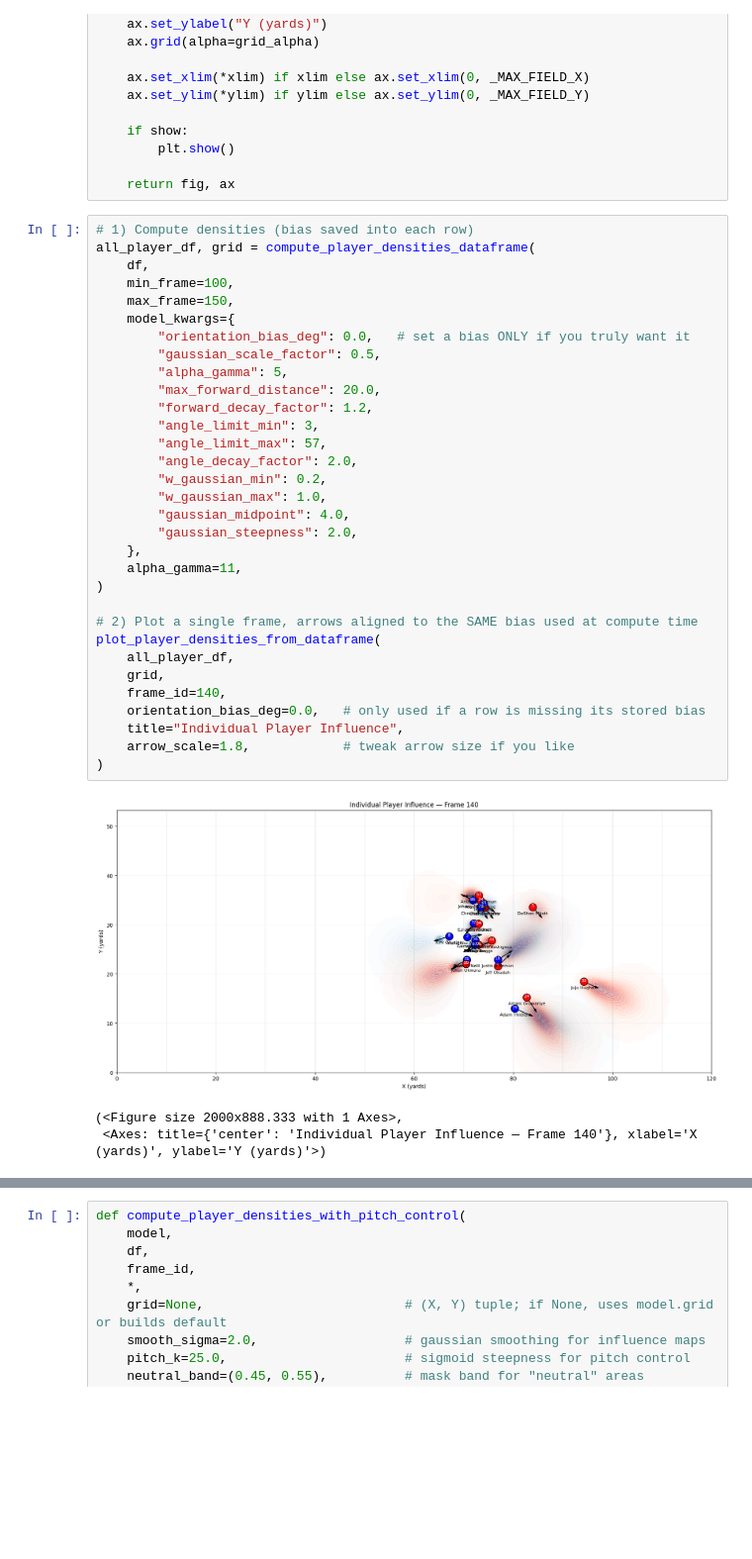
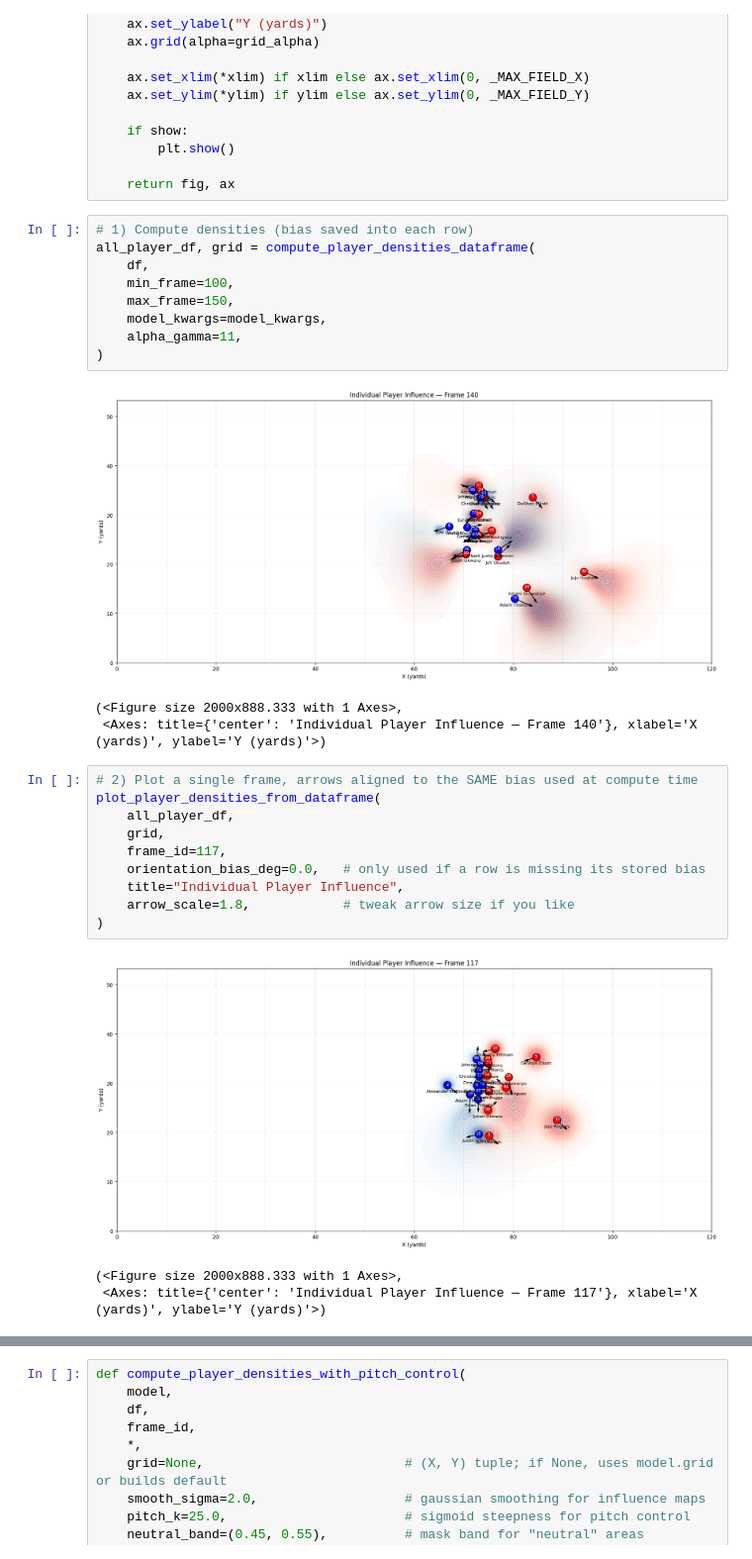
Before and after one commit to cincysam6/Field_Control_Model, a Jupyter notebook: Field_Control_Functions.ipynb, the cells around one changed output, grey strips where cells are left out. Shown at 99% size. Cells and saved outputs as stored; diff of their text form; blank space fills up the shorter version.

```diff
--- a/Field_Control_Functions.ipynb
+++ b/Field_Control_Functions.ipynb
@@ -1426,42 +1460,33 @@ def plot_player_densities_from_dataframe(
         plt.show()
 
     return fig, ax
+# %%
+# 1) Compute densities (bias saved into each row)
+all_player_df, grid = compute_player_densities_dataframe(
+    df,
+    min_frame=100,
+    max_frame=150,
+    model_kwargs=model_kwargs,
+    alpha_gamma=11,
+)
+# %% [output]
+[figure, added]
+(<Figure size 2000x888.333 with 1 Axes>,
+ <Axes: title={'center': 'Individual Player Influence — Frame 140'}, xlabel='X (yards)', ylabel='Y (yards)'>)
 # %%
-# 1) Compute densities (bias saved into each row)
-all_player_df, grid = compute_player_densities_dataframe(
-    df,
-    min_frame=100,
-    max_frame=150,
-    model_kwargs={
-        "orientation_bias_deg": 0.0,   # set a bias ONLY if you truly want it
-        "gaussian_scale_factor": 0.5,
-        "alpha_gamma": 5,
-        "max_forward_distance": 20.0,
-        "forward_decay_factor": 1.2,
-        "angle_limit_min": 3,
-        "angle_limit_max": 57,
-        "angle_decay_factor": 2.0,
-        "w_gaussian_min": 0.2,
-        "w_gaussian_max": 1.0,
-        "gaussian_midpoint": 4.0,
-        "gaussian_steepness": 2.0,
-    },
-    alpha_gamma=11,
-)
-
 # 2) Plot a single frame, arrows aligned to the SAME bias used at compute time
 plot_player_densities_from_dataframe(
     all_player_df,
     grid,
-    frame_id=140,
+    frame_id=117,
     orientation_bias_deg=0.0,   # only used if a row is missing its stored bias
     title="Individual Player Influence",
     arrow_scale=1.8,            # tweak arrow size if you like
 )
 # %% [output]
-[figure, old version]
+[figure, new version]
 (<Figure size 2000x888.333 with 1 Axes>,
- <Axes: title={'center': 'Individual Player Influence — Frame 140'}, xlabel='X (yards)', ylabel='Y (yards)'>)
+ <Axes: title={'center': 'Individual Player Influence — Frame 117'}, xlabel='X (yards)', ylabel='Y (yards)'>)
 # %%
 from __future__ import annotations
 
```
Also changed, not shown: parts of 13 cells of this notebook.
